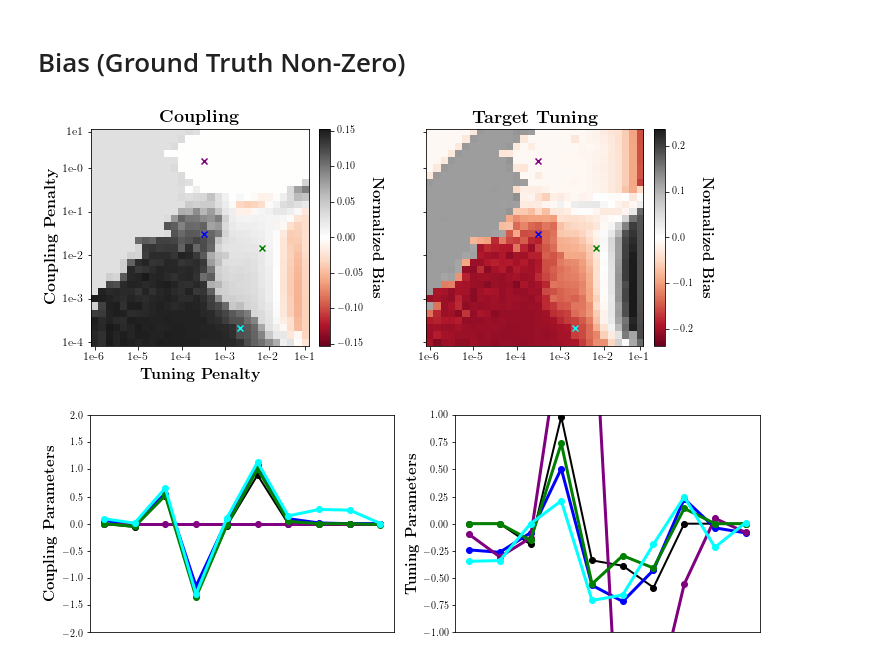
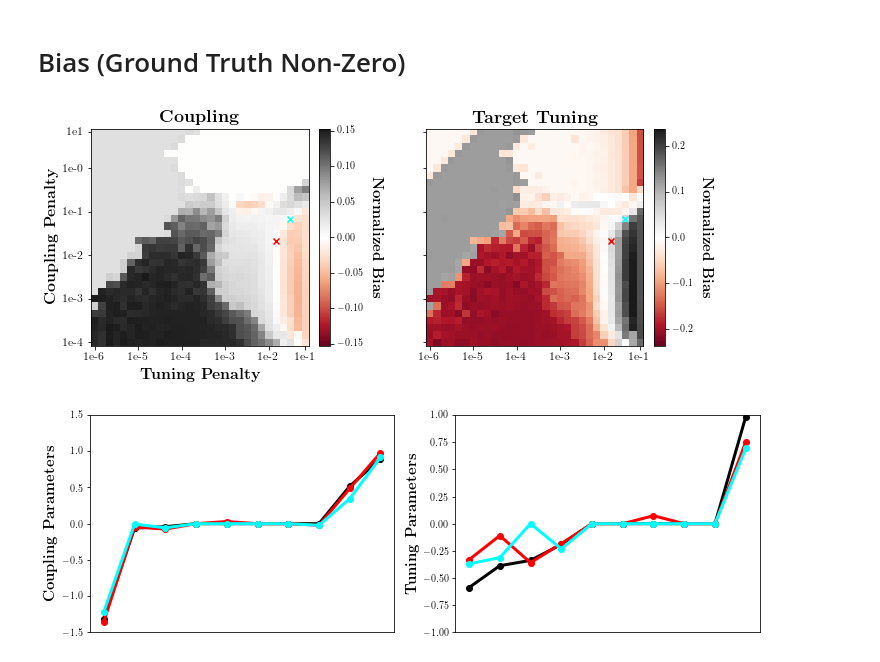
Before and after one commit to BouchardLab/neurobiases, a Jupyter notebook: notebooks/analyze_cv_em_exp5.ipynb, the cells around one changed output. Drawn from its saved outputs; the diff is of its cells as text; code cells hidden in the pictures.

```diff
--- a/notebooks/analyze_cv_em_exp5.ipynb
+++ b/notebooks/analyze_cv_em_exp5.ipynb
@@ -245,7 +271,7 @@ img2 = axes[1].imshow(b_bias, vmin=-ext_t, vmax=ext_t, cmap='RdGy')
 img3 = axes[2].imshow(B_bias, vmin=-ext_t, vmax=ext_t, cmap='RdGy')
 
 axes[0].set_xticks(ticks)
-axes[1].set_yticks(ticks)
+axes[0].set_yticks(ticks)
 
 for ax in axes:
     ax.set_xticklabels(xticklabels, fontsize=12)
@@ -272,13 +298,13 @@ cb = fig.colorbar(img2, cax=cax1)
 cb.ax.tick_params(labelsize=10)
 cb.ax.set_ylabel(r'\textbf{Bias}', fontsize=15, labelpad=20, rotation=270)
 
-
 [[x0, y0], [x1, y1]] = axes[2].get_position().get_points()
 cax1 = fig.add_axes([x1 + 0.05 * (x1 - x0), y0, 0.05 * (x1 - x0), (y1 - y0)])
 cb = fig.colorbar(img3, cax=cax1)
 cb.ax.tick_params(labelsize=10)
 cb.ax.set_ylabel(r'\textbf{Bias}', fontsize=15, labelpad=20, rotation=270)
 
+plt.savefig('exp5_bias.pdf', bbox_inches='tight')
 plt.show()
 # %% [output]
 [figure]
@@ -304,59 +325,83 @@ img1 = axes[0].imshow(a_nz_bias, vmin=-ext_c, vmax=ext_c, cmap='RdGy')
 img2 = axes[1].imshow(b_nz_bias, vmin=-ext_t, vmax=ext_t, cmap='RdGy')
 
 axes[0].set_xticks(ticks)
-axes[1].set_yticks(ticks)
+axes[0].set_yticks(ticks)
 
 for ax in axes:
     ax.set_xticklabels(xticklabels, fontsize=12)
     ax.set_yticklabels(yticklabels, fontsize=12)
+    ax.scatter(best_ll[1], best_ll[0], color='red', marker='x')
+    ax.scatter(best_bic[1], best_bic[0], color='cyan', marker='x')
 
 axes[0].set_title(r'\textbf{Coupling}', fontsize=18)
 axes[1].set_title(r'\textbf{Target Tuning}', fontsize=18)
-
-for ax in axes:
-    ax.scatter(15, 15, color='blue', marker='x')
-    ax.scatter(15, 25, color='purple', marker='x')
-    ax.scatter(23, 13, color='green', marker='x')
-    ax.scatter(20, 2, color='cyan', marker='x')
-
 axes[0].set_xlabel(r'\textbf{Tuning Penalty}', fontsize=16)
 axes[0].set_ylabel(r'\textbf{Coupling Penalty}', fontsize=16)
 
 [[x0, y0], [x1, y1]] = axes[0].get_position().get_points()
 cax1 = fig.add_axes([x1 + 0.05 * (x1 - x0), y0, 0.05 * (x1 - x0), (y1 - y0)])
 cb = fig.colorbar(img1, cax=cax1)
 cb.ax.tick_params(labelsize=10)
 cb.ax.set_ylabel(r'\textbf{Normalized Bias}', fontsize=15, labelpad=20, rotation=270)
 
 [[x0, y0], [x1, y1]] = axes[1].get_position().get_points()
 cax1 = fig.add_axes([x1 + 0.05 * (x1 - x0), y0, 0.05 * (x1 - x0), (y1 - y0)])
 cb = fig.colorbar(img2, cax=cax1)
 cb.ax.tick_params(labelsize=10)
 cb.ax.set_ylabel(r'\textbf{Normalized Bias}', fontsize=15, labelpad=20, rotation=270)
+plt.savefig('exp5_bias_nz.pdf', bbox_inches='tight')
+
 plt.show()
 
 ### second plot
 fig, axes = plt.subplots(1, 2, figsize=(12, 4))
-colors = ['blue', 'purple', 'green', 'cyan']
 
-axes[0].plot(a_true, color='k', marker='o', linewidth=2)
-for idx, plot_idx in enumerate(plot_idxs):
-    axes[0].plot(np.median(a_est[plot_idx], axis=0), color=colors[idx], marker='o', linewidth=3)
+sorted_idx = np.argsort(a_true)
+axes[0].plot(
+    a_true[sorted_idx],
+    color='k',
+    marker='o',
+    linewidth=3)
+axes[0].plot(
+    np.median(a_est[np.argmax(mean_lls.ravel())], axis=0)[sorted_idx],
+    color='red',
+    marker='o',
+    linewidth=3)
+axes[0].plot(
+    np.median(a_est[np.argmin(mean_bics.ravel())], axis=0)[sorted_idx],
+    color='cyan',
+    marker='o',
+    linewidth=3)
 
-axes[1].plot(b_true, color='k', marker='o', linewidth=2)
-for idx, plot_idx in enumerate(plot_idxs):
-    axes[1].plot(np.median(b_est[plot_idx], axis=0), color=colors[idx], marker='o', linewidth=3)
+sorted_idx = np.argsort(b_true)
+axes[1].plot(
+    b_true[sorted_idx],
+    color='k',
+    marker='o',
+    linewidth=3)
+axes[1].plot(
+    np.median(b_est[np.argmax(mean_lls.ravel())], axis=0)[sorted_idx],
+    color='red',
+    marker='o',
+    linewidth=3)
+axes[1].plot(
+    np.median(b_est[np.argmin(mean_bics.ravel())], axis=0)[sorted_idx],
+    color='cyan',
+    marker='o',
+    linewidth=3)
 
 for ax in axes:
     ax.tick_params(labelsize=10)
     ax.set_xticks([])
 
-axes[0].set_ylim([-2, 2])
+axes[0].set_ylim([-1.5, 1.5])
 axes[1].set_ylim([-1, 1])
 
 axes[0].set_ylabel(r'\textbf{Coupling Parameters}', fontsize=15)
 axes[1].set_ylabel(r'\textbf{Tuning Parameters}', fontsize=15)
+plt.savefig('exp5_examples.pdf', bbox_inches='tight')
+
 plt.show()
 # %% [output]
-[figure, old version]
+[figure, new version]
-[figure, old version]
+[figure, new version]
```
Also changed, not shown: parts of 9 cells of this notebook.
